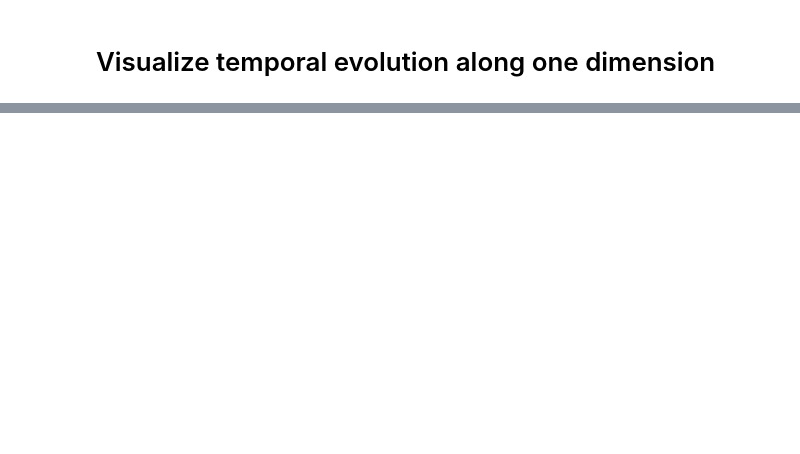
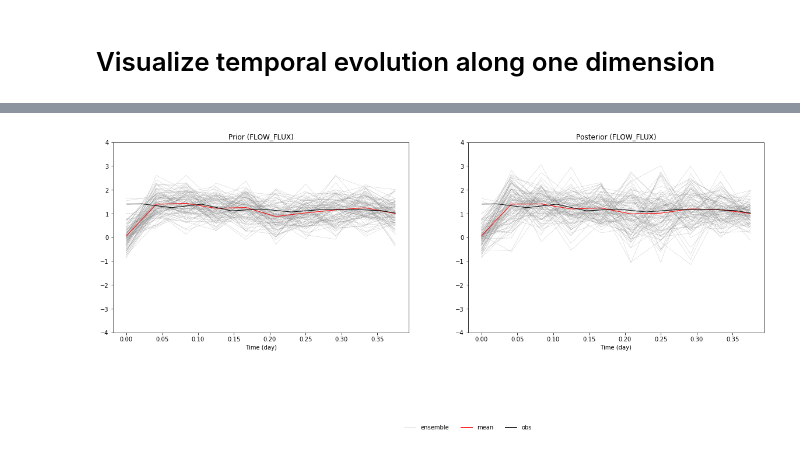
Before and after one commit to PeishiJiang/DART-PFLOTRAN, a Jupyter notebook: applications/workflow_ipynb/Visualize_DA_Results.ipynb, the cells around one changed output, grey strips where cells are left out. Cells and saved outputs as stored; diff of their text form; code cells hidden in the pictures; blank space fills up the shorter version.

```diff
--- a/applications/workflow_ipynb/Visualize_DA_Results.ipynb
+++ b/applications/workflow_ipynb/Visualize_DA_Results.ipynb
@@ -58,0 +80,62 @@ dar.plot_oned_obs('TEMPERATURE', figsize=(10,15), dim_str='z', vmin=4, vmax=10,
+# %%
+# Get the time index
+model_start_time, model_end_time = dar.model_start_time, dar.model_end_time
+ref_time           = datetime.strptime(assim_start_me, "%Y-%m-%d %H:%M:%S")
+true_set_raw_time  = true_set.iloc[:, 0].values
+true_set_dates     = np.array([datetime.strptime(t, '%m/%d/%Y %H:%M') for t in true_set_raw_time])
+dates_ref          = [t-ref_time for t in true_set_dates]
+true_set_time      = np.array([t.days+float(t.seconds)/86400. for t in dates_ref])
+true               = true_set.iloc[:, 1].values
+true_set_used_ind  = (true_set_time >= model_start_time) & (true_set_time <= model_end_time)
+true_set_time_used = true_set_time[true_set_used_ind]
+true_set_used      = true[true_set_used_ind]
+
+# ref_time_enks      = datetime.strptime(assim_start_enks, "%Y-%m-%d %H:%M:%S")
+# enks_set_time = true_set_time[true_set_dates > ref_time_enks]
+# enks_ind  = (enks_set_time >= model_start_time) & (enks_set_time <= model_end_time)
+model_time_list = dar.model_time_list
+ntime = len(model_time_list)
+analyzed_prior_ens = prior[0:0+ntime,:].T
+analyzed_posterior_ens = posterior[0:0+ntime, :].T
+# %%
+# Plot
+ylim=[-4, 4]
+fig = plt.figure(num=1, figsize=(20, 6), constrained_layout=True)
+gs  = gridspec.GridSpec(1, 2, width_ratios=[1, 1])
+# Plot the prior
+ax1 = plt.subplot(gs[0, 0])
+for j in range(nens):
+    prior_ens = analyzed_prior_ens[j, :]
+    line1, = ax1.plot(model_time_list, prior_ens, color='grey',
+                      linewidth=0.5, linestyle=':', label='ensemble')
+prior_mean = np.mean(analyzed_prior_ens, axis=(0))
+line2, = ax1.plot(model_time_list, prior_mean, color='red',
+                  linewidth=1, label='mean')
+line3, = ax1.plot(true_set_time_used, true_set_used, color='black',
+                  linewidth=1, label='obs')
+
+# Plot the posterior
+ax2 = plt.subplot(gs[0, 1])
+for j in range(nens):
+    posterior_ens = analyzed_posterior_ens[j, :]
+    line1, = ax2.plot(model_time_list, posterior_ens, color='grey',
+                      linewidth=0.5, linestyle=':', label='ensemble')
+posterior_mean = np.mean(analyzed_posterior_ens, axis=(0))
+line2, = ax2.plot(model_time_list, posterior_mean, color='red',
+                  linewidth=1, label='mean')
+line3, = ax2.plot(true_set_time_used, true_set_used, color='black',
+                  linewidth=1, label='obs')
+
+# Plot the legends
+plt.legend((line1, line2, line3), ('ensemble', 'mean', 'obs'),
+           frameon=False, ncol=3, loc="center", bbox_to_anchor=(0.0, -0.5))
+
+# Plot the labels and titles
+ax1.set_title("Prior ({})".format('FLOW_FLUX'))
+ax2.set_title("Posterior ({})".format('FLOW_FLUX'))
+ax1.set_xlabel("Time (day)")
+ax2.set_xlabel("Time (day)")
+ax1.set_ylim(ylim)
+ax2.set_ylim(ylim);
+# %% [output]
+[figure, added]
```
Also changed, not shown: parts of 8 cells of this notebook, 25 other files.
